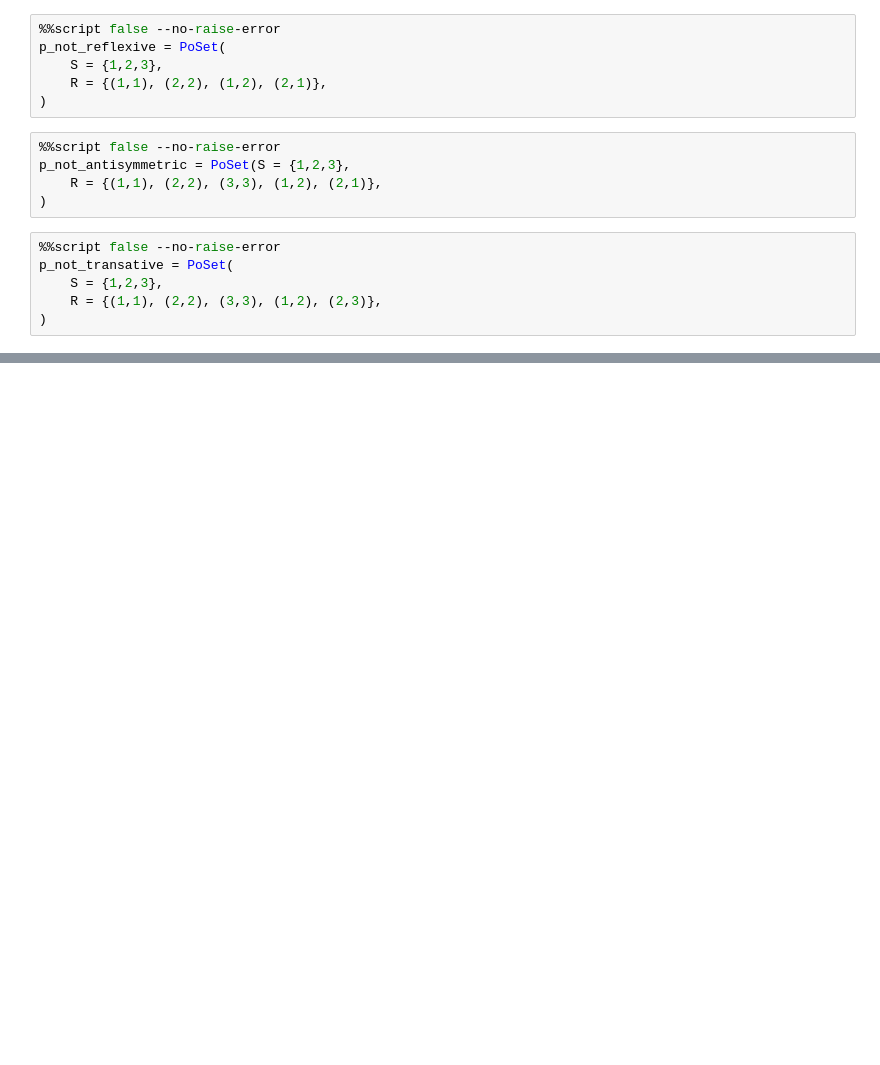
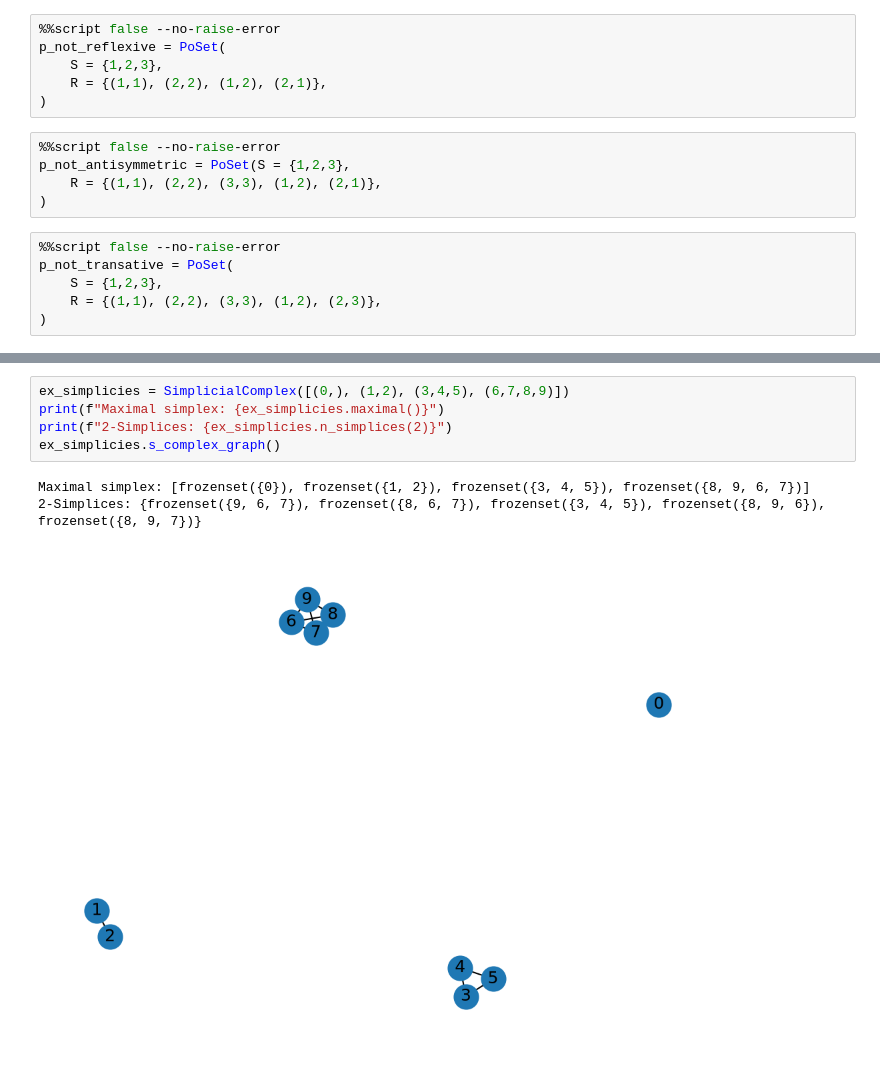
Before and after one commit to ryanj-0/simplicial_complex_proj, a Jupyter notebook: simplicial_complex.ipynb, the cells around one changed output, grey strips where cells are left out. Cells and saved outputs as stored; diff of their text form; blank space fills up the shorter version.

```diff
--- a/simplicial_complex.ipynb
+++ b/simplicial_complex.ipynb
@@ -37,0 +97,9 @@ Finite collection of simplicies $K$ such that $\delta \in K$ and $\tau \sub \del
+# %%
+ex_simplicies = SimplicialComplex([(0,), (1,2), (3,4,5), (6,7,8,9)])
+print(f"Maximal simplex: {ex_simplicies.maximal()}")
+print(f"2-Simplices: {ex_simplicies.n_simplices(2)}")
+ex_simplicies.s_complex_graph()
+# %% [output]
+Maximal simplex: [frozenset({0}), frozenset({1, 2}), frozenset({3, 4, 5}), frozenset({8, 9, 6, 7})]
+2-Simplices: {frozenset({9, 6, 7}), frozenset({8, 6, 7}), frozenset({3, 4, 5}), frozenset({8, 9, 6}), frozenset({8, 9, 7})}
+[figure, added]
```
Also changed, not shown: parts of 19 cells of this notebook, 1 other file.
